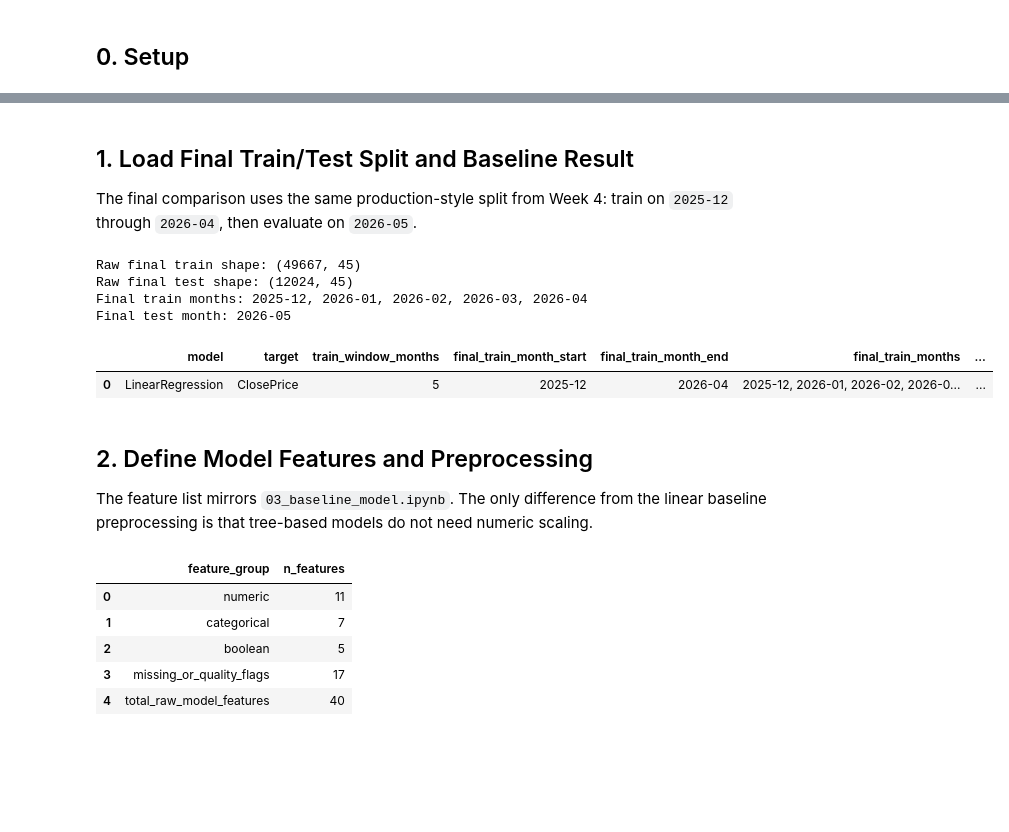
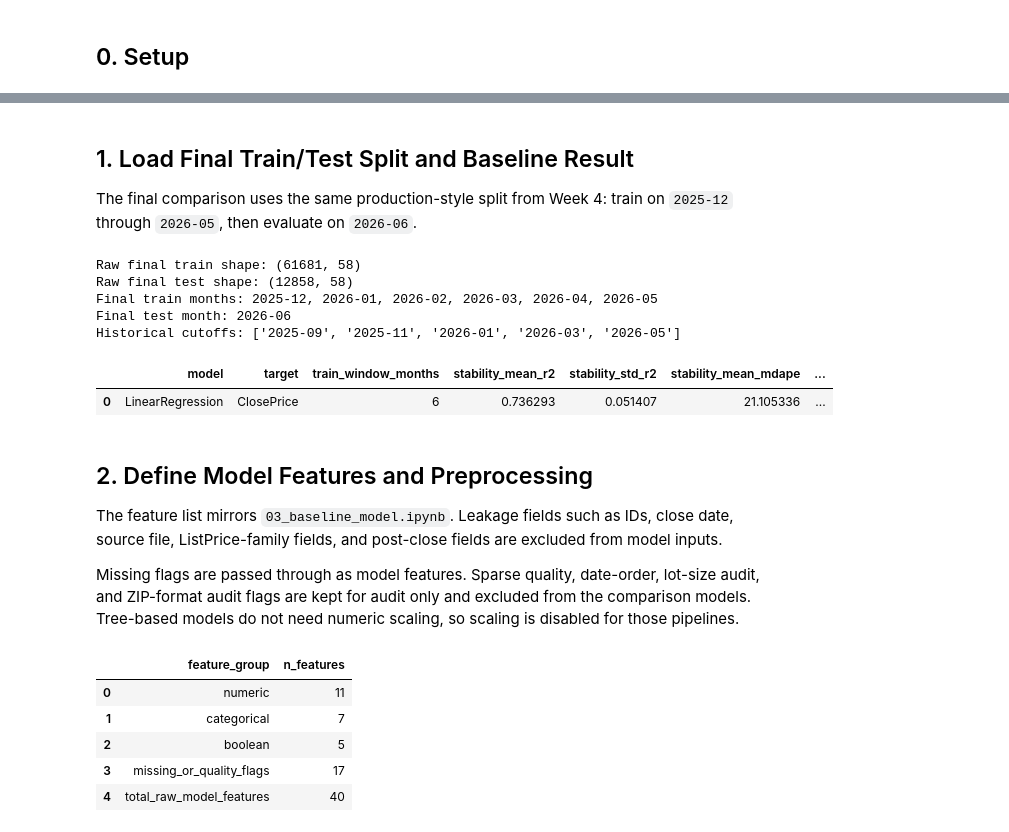
Before and after one commit to syp4137/idx-california-price-prediction, a Jupyter notebook: notebooks/04_model_comparison.ipynb, the cells around one changed output, grey strips where cells are left out. Saved outputs shown, nothing was run; the diff lists cells and outputs as text; code cells hidden in the pictures; blank space fills up the shorter version.

Commit message:
Update test month to 2026-06

```diff
--- a/notebooks/04_model_comparison.ipynb
+++ b/notebooks/04_model_comparison.ipynb
@@ -87,40 +97,49 @@ Output directory: /Users/soyeonpark/Projects/IDX_internship_2026/idx-california-
 # %% [markdown]
 ## 1. Load Final Train/Test Split and Baseline Result
 
-The final comparison uses the same production-style split from Week 4: train on `2025-12` through `2026-04`, then evaluate on `2026-05`.
+The final comparison uses the same production-style split from Week 4: train on `2025-12` through `2026-05`, then evaluate on `2026-06`.
 # %%
 def load_split_file(path):
     df = pd.read_csv(path, low_memory=False)
     if "CloseDate" in df.columns:
         df["CloseDate"] = pd.to_datetime(df["CloseDate"], errors="coerce")
     if "close_month" in df.columns:
         df["close_month"] = pd.PeriodIndex(df["close_month"], freq="M")
     return df
 
 split_plan = pd.read_csv(SPLIT_PLAN_CSV, dtype={"split_type": "string", "eval_month": "string"})
+historical_plan = (
+    split_plan[split_plan["split_type"] == "historical_eval"]
+    .copy()
+    .sort_values("eval_month")
+)
 final_plan = split_plan[split_plan["split_type"] == "final_test"].copy().iloc[0]
 fixed_train_window_months = int(final_plan["train_window_months"])
 
 final_train_df_raw = load_split_file(FINAL_TRAIN_CSV)
 test_df_raw = load_split_file(TEST_CSV)
 baseline_results = pd.read_csv(BASELINE_RESULTS_CSV)
 
 print(f"Raw final train shape: {final_train_df_raw.shape}")
 print(f"Raw final test shape: {test_df_raw.shape}")
 print(f"Final train months: {final_plan['train_months']}")
 print(f"Final test month: {final_plan['eval_month']}")
+print(f"Historical cutoffs: {historical_plan['eval_month'].astype(str).tolist()}")
 display(baseline_results)
 # %% [output]
-Raw final train shape: (49667, 45)
-Raw final test shape: (12024, 45)
-Final train months: 2025-12, 2026-01, 2026-02, 2026-03, 2026-04
-Final test month: 2026-05
+Raw final train shape: (61681, 58)
+Raw final test shape: (12858, 58)
+Final train months: 2025-12, 2026-01, 2026-02, 2026-03, 2026-04, 2026-05
+Final test month: 2026-06
+Historical cutoffs: ['2025-09', '2025-11', '2026-01', '2026-03', '2026-05']
-|  | model | target | train_window_months | final_train_month_start | final_train_month_end | final_train_months | ... |
-| 0 | LinearRegression | ClosePrice | 5 | 2025-12 | 2026-04 | 2025-12, 2026-01, 2026-02, 2026-0... | ... |
+|  | model | target | train_window_months | stability_mean_r2 | stability_std_r2 | stability_mean_mdape | ... |
+| 0 | LinearRegression | ClosePrice | 6 | 0.736293 | 0.051407 | 21.105336 | ... |
 # %% [markdown]
 ## 2. Define Model Features and Preprocessing
 
-The feature list mirrors `03_baseline_model.ipynb`. The only difference from the linear baseline preprocessing is that tree-based models do not need numeric scaling.
+The feature list mirrors `03_baseline_model.ipynb`. Leakage fields such as IDs, close date, source file, ListPrice-family fields, and post-close fields are excluded from model inputs.
+
+Missing flags are passed through as model features. Sparse quality, date-order, lot-size audit, and ZIP-format audit flags are kept for audit only and excluded from the comparison models. Tree-based models do not need numeric scaling, so scaling is disabled for those pipelines.
 # %%
 target = "ClosePrice"
 metadata_cols = ["ListingKey", "CloseDate", "close_month", "source_file"]
```
Also changed, not shown: parts of 20 cells of this notebook.
